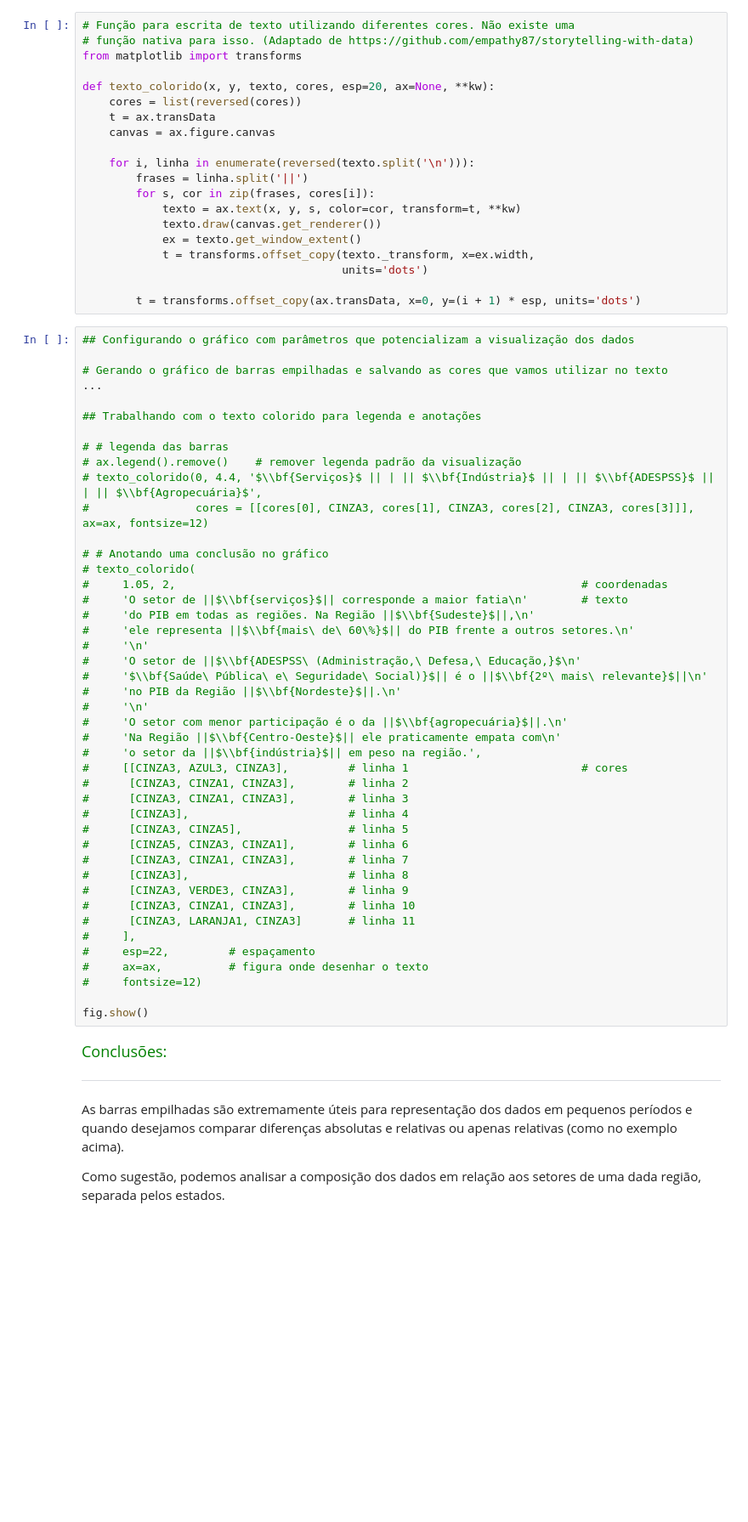
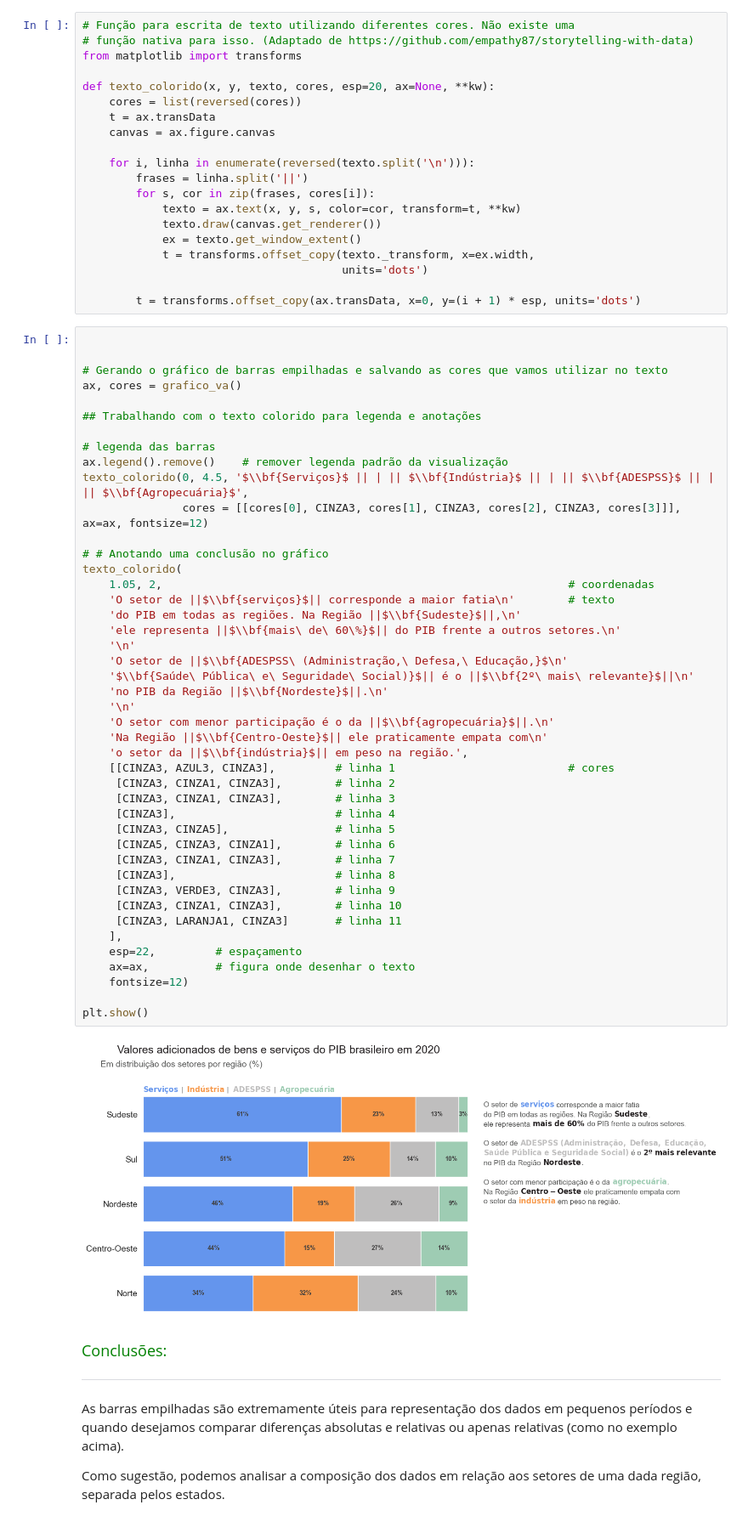
Before and after one commit to MoisesCoimbraQN/Carreira-Alura-Data-Science, a Jupyter notebook: Data_Visualization_Graficos_de_Composicao_e_Relacionamentos.ipynb, the cells around one changed output. Shown at 85% size. Drawn from its saved outputs; the diff is of its cells as text; blank space fills up the shorter version.

```diff
--- a/Data_Visualization_Graficos_de_Composicao_e_Relacionamentos.ipynb
+++ b/Data_Visualization_Graficos_de_Composicao_e_Relacionamentos.ipynb
@@ -808,49 +853,51 @@ def texto_colorido(x, y, texto, cores, esp=20, ax=None, **kw):
 
         t = transforms.offset_copy(ax.transData, x=0, y=(i + 1) * esp, units='dots')
 # %%
-## Configurando o gráfico com parâmetros que potencializam a visualização dos dados
+
 
 # Gerando o gráfico de barras empilhadas e salvando as cores que vamos utilizar no texto
-...
+ax, cores = grafico_va()
 
 ## Trabalhando com o texto colorido para legenda e anotações
 
-# # legenda das barras
-# ax.legend().remove()    # remover legenda padrão da visualização
-# texto_colorido(0, 4.4, '$\\bf{Serviços}$ || | || $\\bf{Indústria}$ || | || $\\bf{ADESPSS}$ || | || $\\bf{Agropecuária}$',
-#                cores = [[cores[0], CINZA3, cores[1], CINZA3, cores[2], CINZA3, cores[3]]], ax=ax, fontsize=12)
+# legenda das barras
+ax.legend().remove()    # remover legenda padrão da visualização
+texto_colorido(0, 4.5, '$\\bf{Serviços}$ || | || $\\bf{Indústria}$ || | || $\\bf{ADESPSS}$ || | || $\\bf{Agropecuária}$',
+               cores = [[cores[0], CINZA3, cores[1], CINZA3, cores[2], CINZA3, cores[3]]], ax=ax, fontsize=12)
 
 # # Anotando uma conclusão no gráfico
-# texto_colorido(
-#     1.05, 2,                                                             # coordenadas
-#     'O setor de ||$\\bf{serviços}$|| corresponde a maior fatia\n'        # texto
-#     'do PIB em todas as regiões. Na Região ||$\\bf{Sudeste}$||,\n'
-#     'ele representa ||$\\bf{mais\ de\ 60\%}$|| do PIB frente a outros setores.\n'
-#     '\n'
-#     'O setor de ||$\\bf{ADESPSS\ (Administração,\ Defesa,\ Educação,}$\n'
-#     '$\\bf{Saúde\ Pública\ e\ Seguridade\ Social)}$|| é o ||$\\bf{2º\ mais\ relevante}$||\n'
-#     'no PIB da Região ||$\\bf{Nordeste}$||.\n'
-#     '\n'
-#     'O setor com menor participação é o da ||$\\bf{agropecuária}$||.\n'
-#     'Na Região ||$\\bf{Centro-Oeste}$|| ele praticamente empata com\n'
-#     'o setor da ||$\\bf{indústria}$|| em peso na região.',
-#     [[CINZA3, AZUL3, CINZA3],         # linha 1                          # cores
-#      [CINZA3, CINZA1, CINZA3],        # linha 2
-#      [CINZA3, CINZA1, CINZA3],        # linha 3
-#      [CINZA3],                        # linha 4
-#      [CINZA3, CINZA5],                # linha 5
-#      [CINZA5, CINZA3, CINZA1],        # linha 6
-#      [CINZA3, CINZA1, CINZA3],        # linha 7
-#      [CINZA3],                        # linha 8
-#      [CINZA3, VERDE3, CINZA3],        # linha 9
-#      [CINZA3, CINZA1, CINZA3],        # linha 10
-#      [CINZA3, LARANJA1, CINZA3]       # linha 11
-#     ],
-#     esp=22,         # espaçamento
-#     ax=ax,          # figura onde desenhar o texto
-#     fontsize=12)
+texto_colorido(
+    1.05, 2,                                                             # coordenadas
+    'O setor de ||$\\bf{serviços}$|| corresponde a maior fatia\n'        # texto
+    'do PIB em todas as regiões. Na Região ||$\\bf{Sudeste}$||,\n'
+    'ele representa ||$\\bf{mais\ de\ 60\%}$|| do PIB frente a outros setores.\n'
+    '\n'
+    'O setor de ||$\\bf{ADESPSS\ (Administração,\ Defesa,\ Educação,}$\n'
+    '$\\bf{Saúde\ Pública\ e\ Seguridade\ Social)}$|| é o ||$\\bf{2º\ mais\ relevante}$||\n'
+    'no PIB da Região ||$\\bf{Nordeste}$||.\n'
+    '\n'
+    'O setor com menor participação é o da ||$\\bf{agropecuária}$||.\n'
+    'Na Região ||$\\bf{Centro-Oeste}$|| ele praticamente empata com\n'
+    'o setor da ||$\\bf{indústria}$|| em peso na região.',
+    [[CINZA3, AZUL3, CINZA3],         # linha 1                          # cores
+     [CINZA3, CINZA1, CINZA3],        # linha 2
+     [CINZA3, CINZA1, CINZA3],        # linha 3
+     [CINZA3],                        # linha 4
+     [CINZA3, CINZA5],                # linha 5
+     [CINZA5, CINZA3, CINZA1],        # linha 6
+     [CINZA3, CINZA1, CINZA3],        # linha 7
+     [CINZA3],                        # linha 8
+     [CINZA3, VERDE3, CINZA3],        # linha 9
+     [CINZA3, CINZA1, CINZA3],        # linha 10
+     [CINZA3, LARANJA1, CINZA3]       # linha 11
+    ],
+    esp=22,         # espaçamento
+    ax=ax,          # figura onde desenhar o texto
+    fontsize=12)
 
-fig.show()
+plt.show()
+# %% [output]
+[figure, added]
 # %% [markdown]
 <font color=green size=4> Conclusões: </font>
 
```
Also changed, not shown: parts of 15 cells of this notebook.
